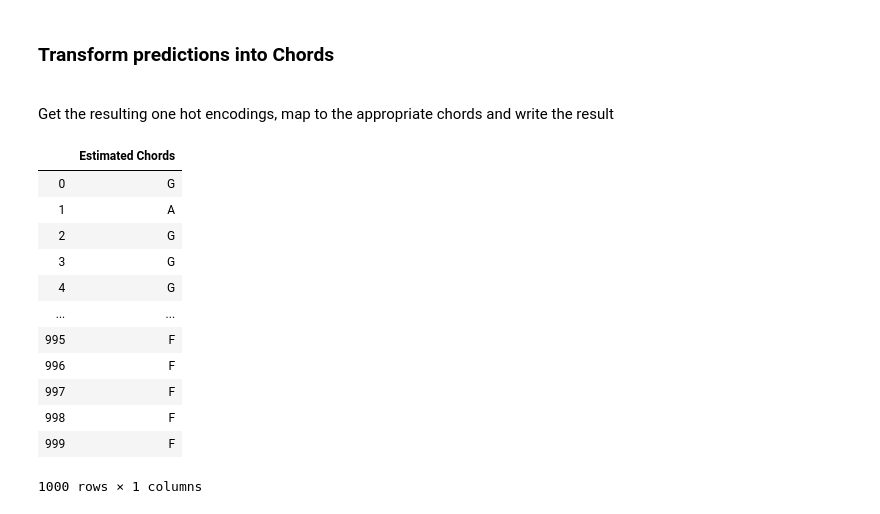
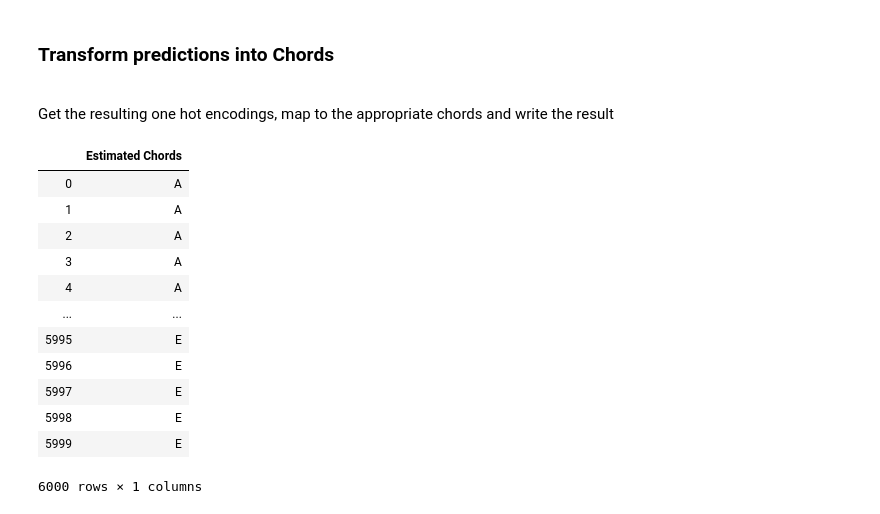
Before and after one commit to taslanidis/Audio-Chord-Recognition, a Jupyter notebook: Audio_Chord_Estimation.ipynb, the cells around one changed output. Saved outputs shown, nothing was run; the diff lists cells and outputs as text; code cells hidden in the pictures.

```diff
--- a/Audio_Chord_Estimation.ipynb
+++ b/Audio_Chord_Estimation.ipynb
@@ -359,0 +715,29 @@ def RNN(chords_num, frequencies_num, timesteps, batch_size):
+# %%
+# model with LSTM -> Conv1d + X -> LSTM -> X + e -> LSTM -> Dense
+def Conv1D_BLSTM_Embeddings_3Layer(chords_num, frequencies_num, timesteps, batch_size):
+
+    main_input = Input(shape=(timesteps,frequencies_num), name='main_input')
+    embeddings_input = Input(shape=(maxLen,), name='embeddings_input')
+
+    #Embedding layer
+    e = Embedding(input_dim=chords_num, output_dim=50, input_length=maxLen)(embeddings_input)
+    #Convolutional Layer
+    c = Conv1D(filters=100, kernel_size=3, padding='same')(main_input)
+    #BLSTM
+    x = Bidirectional(LSTM(256, batch_input_shape = (batch_size, timesteps, frequencies_num), return_sequences=True))(main_input)
+    x = Dropout(0.4)(x)
+    #Merge the 2 models
+    merged = concatenate([x, c], axis=-1)
+    #BLSTM on the concatanted output
+    x = Bidirectional(LSTM(128, return_sequences=True))(merged)
+    x = Dropout(0.4)(x)
+    #3rd layer
+    merged = concatenate([x, e], axis=-1)
+    x = Bidirectional(LSTM(64, return_sequences=True))(merged)
+    #Dense for classification
+    main_output = Dense(chords_num, activation='softmax')(x)
+
+    #model
+    model = Model(inputs=[main_input, embeddings_input], outputs=[main_output])
+
+    return model
@@ -360,17 +794,17 @@ def RNN(chords_num, frequencies_num, timesteps, batch_size):
 # %%
-epochs = 20
-batch_size = 64
+epochs = 15
+batch_size = 32
 
-model = RNN(len(Chords), frequencies_num, chunk_size, batch_size)
+model = Conv1D_BLSTM_Embeddings_3Layer(len(Chords), frequencies_num, chunk_size, batch_size)
 
 model.compile(optimizer=keras.optimizers.Adam(),
               loss=keras.losses.categorical_crossentropy,
               metrics=['accuracy'])
 
-
 # train
-model.fit(x_train, y_train, epochs=epochs,
-          validation_data=(x_test, y_test), batch_size=batch_size, verbose=1)
+test_data = [x_test, embeddings_test]
+history_callback_embeddings = model.fit([x_train, embeddings_train], [y_train], epochs=epochs,
+          validation_data=([x_test, embeddings_test], y_test), batch_size=batch_size, verbose=1)
 
 model.summary()
 # %% [output]
@@ -402,28 +836,28 @@ Final test loss and accuracy : [1.6951277256011963, 0.513]
 <br>
 Get the resulting one hot encodings, map to the appropriate chords and write the result<br>
 # %%
-predictions = model.predict(x_test, use_multiprocessing=True)
+predictions = model.predict(test_data, batch_size=batch_size, use_multiprocessing=True)
 # %%
 estimated_chord_list = []
 real_chord_list = Chordlab['The Beatles']['12_-_Let_It_Be'][test_track_no]
 
 for batch_chords in predictions:
     for chord in batch_chords:
         estimated_chord_list.append(encoder.inverse_transform([chord]).reshape(1,)[0])
 
 df_predictions = pd.DataFrame({'Estimated Chords' : estimated_chord_list})
-df_predictions
+display(df_predictions)
 # %% [output]
 |  | Estimated Chords |
-| 0 | G |
+| 0 | A |
 | 1 | A |
-| 2 | G |
-| 3 | G |
-| 4 | G |
+| 2 | A |
+| 3 | A |
+| 4 | A |
 | ... | ... |
-| 995 | F |
-| 996 | F |
-| 997 | F |
-| 998 | F |
-| 999 | F |
+| 5995 | E |
+| 5996 | E |
+| 5997 | E |
+| 5998 | E |
+| 5999 | E |
-1000 rows × 1 columns
+6000 rows × 1 columns
```
Also changed, not shown: parts of 64 cells of this notebook, 5 other files.
